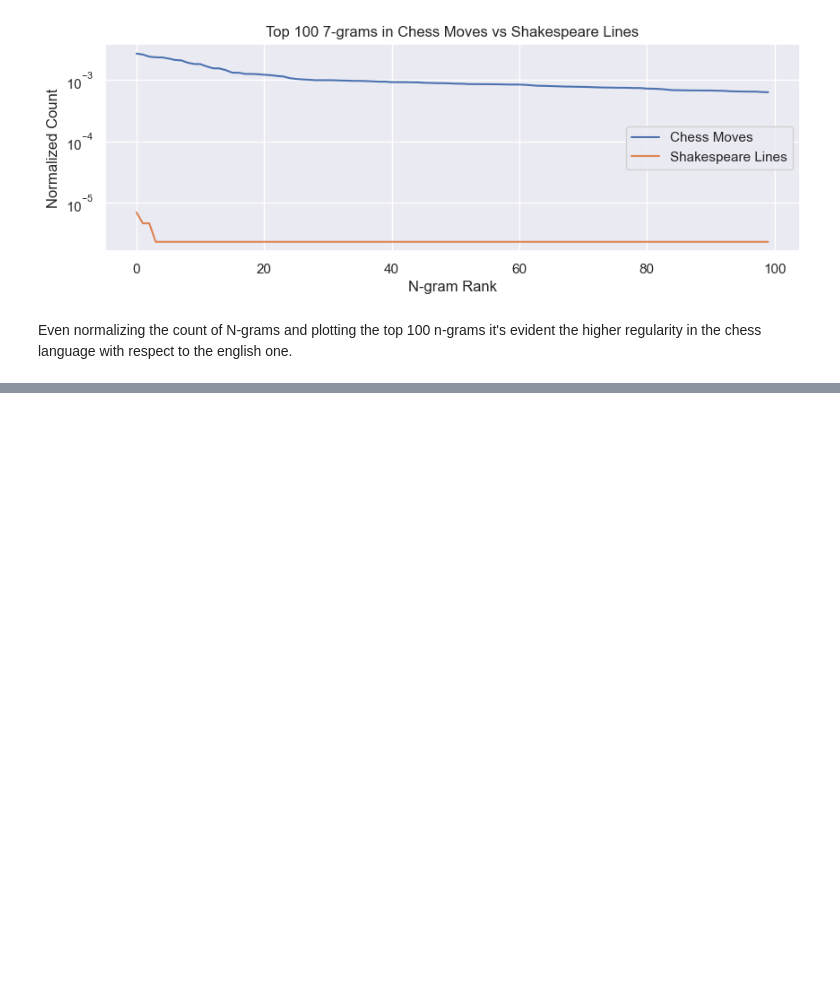
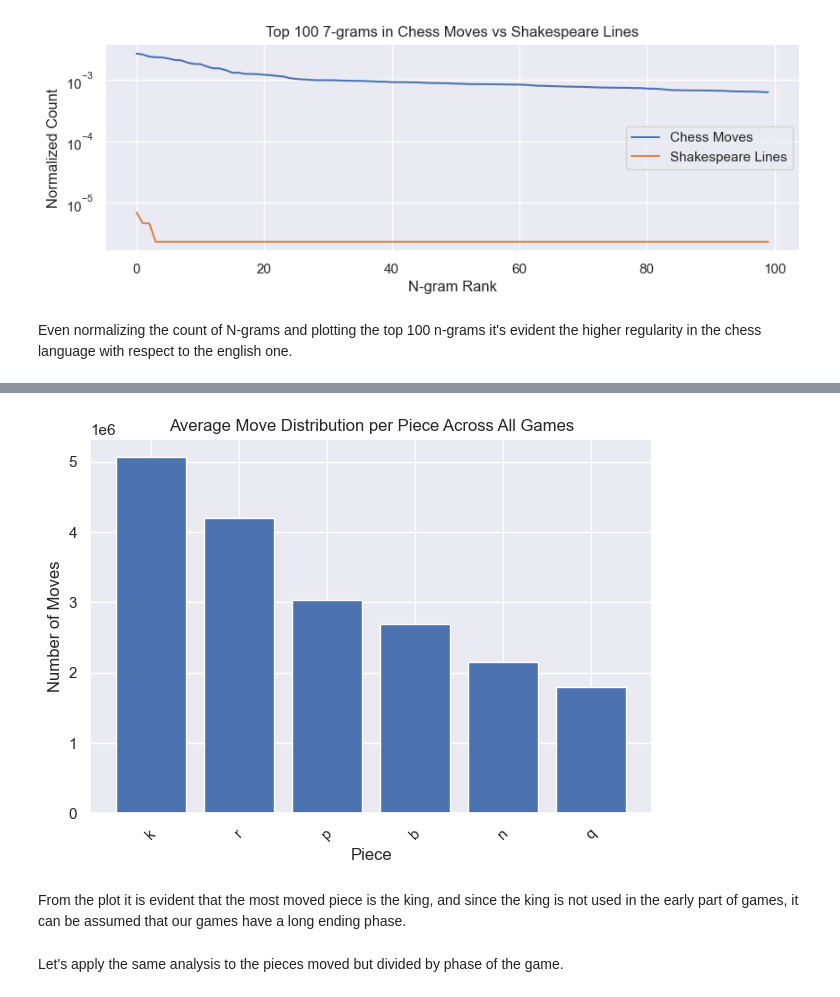
Before and after one commit to NLP-Project-PoliMi-2025/NLP-Project, a Jupyter notebook: notebooks/final_martina.ipynb, the cells around one changed output, grey strips where cells are left out. Saved outputs shown, nothing was run; the diff lists cells and outputs as text; code cells hidden in the pictures; blank space fills up the shorter version.

Commit message:
feat: add movedistribution

```diff
--- a/notebooks/final_martina.ipynb
+++ b/notebooks/final_martina.ipynb
@@ -431,0 +439,4 @@ Even normalizing the count of N-grams and plotting the top 100 n-grams it's evid
+# %%
+from nlpChess.utils.DatasetLoader import loadConcatenatedDataset
+ds = loadConcatenatedDataset()
+df = ds.to_pandas()
@@ -431,0 +445,4 @@ Even normalizing the count of N-grams and plotting the top 100 n-grams it's evid
+# %%
+df['Opening'] = df.apply(lambda row: row['pieces'][:int(openingLimit.loc[row.name])], axis=1)
+df['Midgame'] = df.apply(lambda row: row['pieces'][int(openingLimit.loc[row.name]):int(midgameLimit.loc[row.name])], axis=1)
+df['Endgame'] = df.apply(lambda row: row['pieces'][int(midgameLimit.loc[row.name]):int(endgameLimit.loc[row.name])], axis=1)
@@ -431,0 +451,13 @@ Even normalizing the count of N-grams and plotting the top 100 n-grams it's evid
+# %%
+pieces = df['pieces']
+# Concatenate all pieces from all games into a single list
+all_pieces = np.concatenate(pieces.values)
+# %%
+# count the number of pieces and relative frequencies
+piece_counts = Counter(all_pieces)
+piece_counts = dict(piece_counts)
+piece_counts = {k: v for k, v in sorted(piece_counts.items(), key=lambda item: item[1], reverse=True)}
+# Create a DataFrame from the piece counts
+piece_counts_df = pd.DataFrame.from_dict(piece_counts, orient='index', columns=['count'])
+piece_counts_df['relative_frequency'] = piece_counts_df['count'] / piece_counts_df['count'].sum()
+piece_counts_df
@@ -431,0 +472,14 @@ Even normalizing the count of N-grams and plotting the top 100 n-grams it's evid
+# %%
+plt.bar(piece_counts_df.index, piece_counts_df['count'])
+plt.title("Average Move Distribution per Piece Across All Games")
+plt.xlabel("Piece")
+plt.ylabel("Number of Moves")
+plt.xticks(rotation=45)
+plt.tight_layout()
+plt.show()
+# %% [output]
+[figure, added]
+# %% [markdown]
+From the plot it is evident that the most moved piece is the king, and since the king is not used in the early part of games, it can be assumed that our games have a long ending phase.
+# %% [markdown]
+Let's apply the same analysis to the pieces moved but divided by phase of the game.
```
Also changed, not shown: parts of 19 cells of this notebook.
